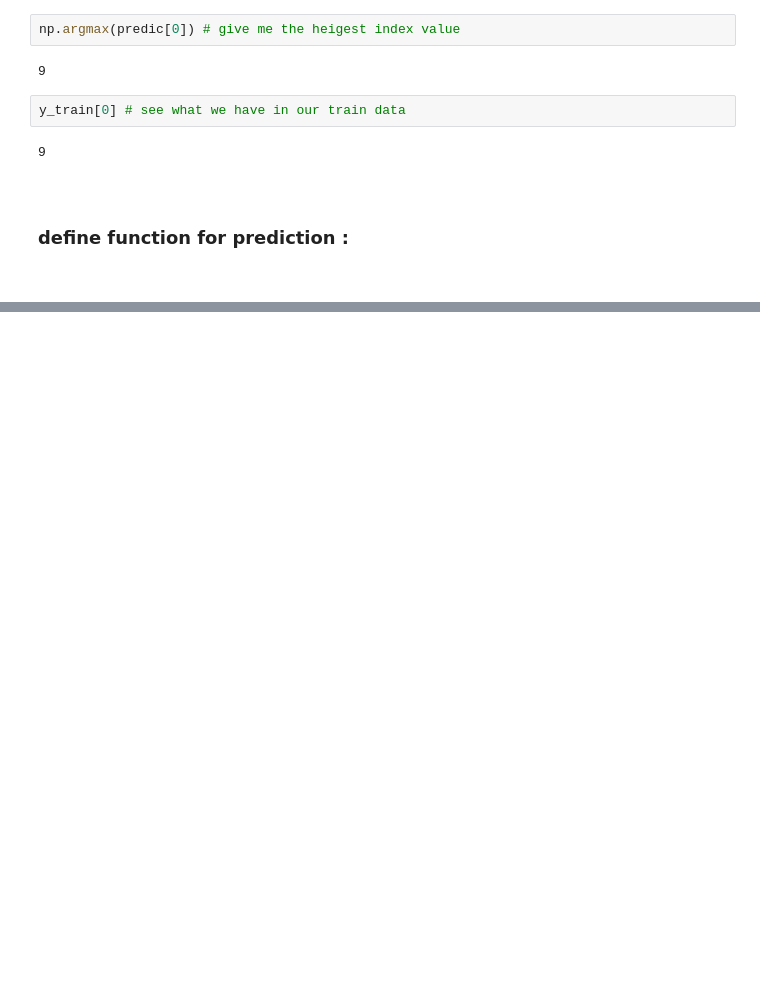
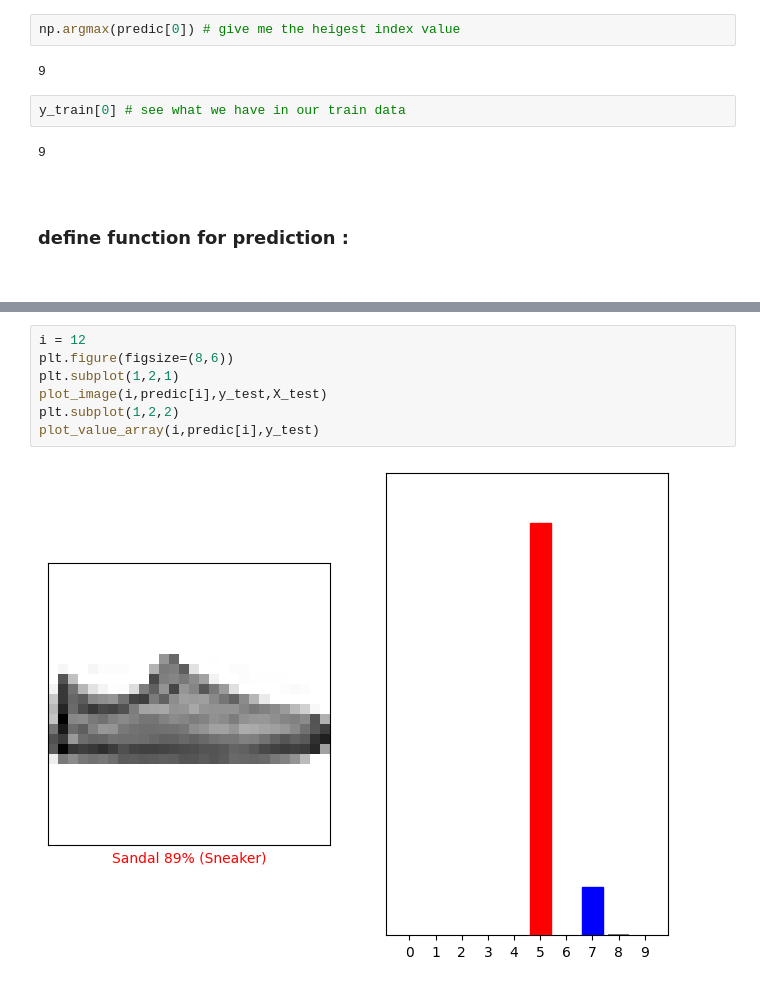
Before and after one commit to yasin-arafat-05/100DaysDL, a Jupyter notebook: tensorflow_documentation/01_basic_image_classification.ipynb, the cells around one changed output, grey strips where cells are left out. Cells and saved outputs as stored; diff of their text form; blank space fills up the shorter version.

```diff
--- a/tensorflow_documentation/01_basic_image_classification.ipynb
+++ b/tensorflow_documentation/01_basic_image_classification.ipynb
@@ -184,3 +198,12 @@ plot_value_array(i,predic[i],y_train)
+# %%
+i = 12
+plt.figure(figsize=(8,6))
+plt.subplot(1,2,1)
+plot_image(i,predic[i],y_test,X_test)
+plt.subplot(1,2,2)
+plot_value_array(i,predic[i],y_test)
+# %% [output]
+[figure, added]
 # %%
 # Plot the first X test images, their predicted labels, and the true labels.
 # Color correct predictions in blue and incorrect predictions in red.
```
Also changed, not shown: parts of 12 cells of this notebook.
